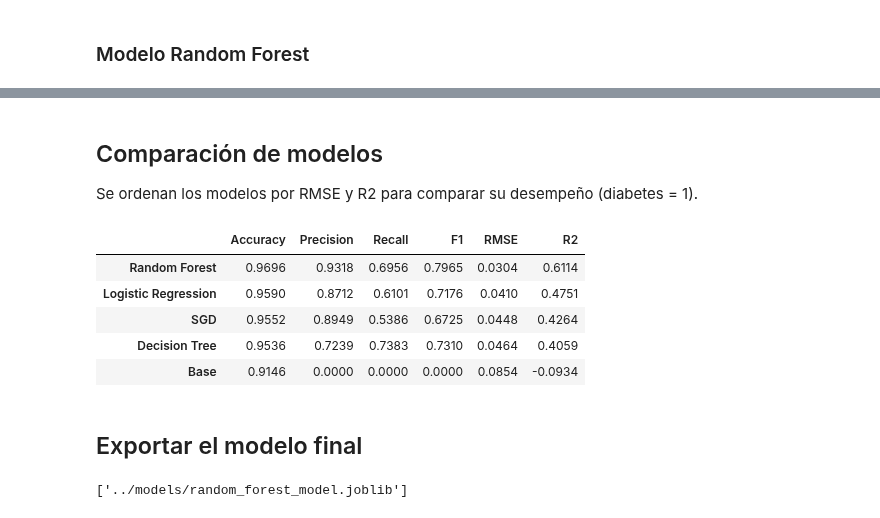
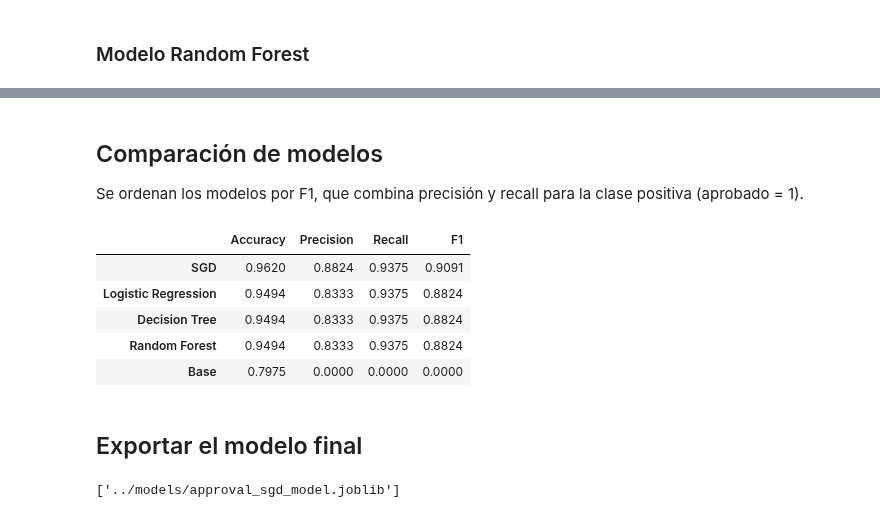
Before and after one commit to GabrielSerranoUCR/proyecto-pruebas, a Jupyter notebook: training/notebooks/Aprobación de curso_training_model.ipynb, the cells around one changed output, grey strips where cells are left out. Saved outputs shown, nothing was run; the diff lists cells and outputs as text; code cells hidden in the pictures.

Commit message:
Corrección del modelo

```diff
--- a/training/notebooks/Diabetes_training_model.ipynb
+++ b/training/notebooks/Aprobación de curso_training_model.ipynb
@@ -81,0 +218,5 @@ Name: count, dtype: int64
+# %%
+guardian_dict = {'mother': 1, 'father': 2, 'other': 3}
+students_df['guardian'] = students_df['guardian'].replace(guardian_dict).astype(int)
+
+print(students_df['guardian'].value_counts())
@@ -98,16 +255,17 @@ Name: count, dtype: int64
 # %%
 # Categorizamos las edades para que ningun grupo incluya más
 # características que otro grupo, y así evitar sesgos en el modelo
-bins = [-np.inf, 13, 24, 34, 43, 51, 60, 70, np.inf]
+bins = [-np.inf, 14, 16, 17, 18, 22, np.inf]
 labels = [0, 1, 2, 3, 4, 5, 6, 7]
 
-diabetes_df['age'] = pd.cut(
-  pd.to_numeric(diabetes_df['age'], errors='coerce'),
+students_df['age'] = pd.cut(
+  pd.to_numeric(students_df['age'], errors='coerce'),
   bins=bins,
-  labels=labels
+  labels=list(range(len(bins) - 1)),
+  include_lowest=True
 )
 
-diabetes_df['age'] = diabetes_df['age'].astype('Int64')
-diabetes_df['age'].value_counts().sort_index()
+students_df['age'] = students_df['age'].astype('Int64')
+students_df['age'].value_counts().sort_index()
 # %% [output]
 age
@@ -152,8 +310,13 @@ memory usage: 7.0 MB
 # %%
-y = diabetes_df['diabetes']
-X = diabetes_df.drop('diabetes', axis=1)
+y = students_df['Aprobado']
+X = students_df.drop(columns=['Aprobado', 'Total'])
 
 # Separación de los datos en subconjuntos de entrenamiento y prueba
-X_train, X_test, y_train, y_test = train_test_split(X, y, test_size=0.2, random_state=42)
+X_train, X_test, y_train, y_test = train_test_split(
+  X, y, test_size=0.2, random_state=42, stratify=y
+)
+
 print(f'Entrenamiento: {len(X_train)}   Prueba: {len(X_test)}')
+print('Clases (0 = no aprobado, 1 = aprobado):')
+print(y.value_counts().sort_index())
 # %% [output]
@@ -161,27 +329,15 @@ Entrenamiento: 80000   Prueba: 20000
 # %% [markdown]
 ## Funciones para evaluar el modelo
 # %%
-# Validación cruzada de 5 pliegues, con la misma semilla para que sea reproducible
-cv = KFold(n_splits=5, shuffle=True, random_state=42)
-
-from sklearn.metrics import accuracy_score, precision_score, recall_score, f1_score
-
 def evaluar(y_real, y_pred):
   """Métricas de clasificación para un vector de predicciones."""
   return {
     'Accuracy': accuracy_score(y_real, y_pred),
     'Precision': precision_score(y_real, y_pred, zero_division=0),
     'Recall': recall_score(y_real, y_pred, zero_division=0),
-    'F1': f1_score(y_real, y_pred, zero_division=0),
-    'RMSE': root_mean_squared_error(y_real, y_pred),
-    'R2': r2_score(y_real, y_pred)
+    'F1': f1_score(y_real, y_pred, zero_division=0)
   }
 
-def rmse_cv(modelo, X, y):
-  """RMSE promedio de validación cruzada sobre el conjunto de ENTRENAMIENTO."""
-  puntajes = cross_val_score(modelo, X, y, cv=cv, scoring='neg_root_mean_squared_error')
-  return -puntajes.mean()
-
 resultados = {}
 # %% [markdown]
 ## Entrenamiento del modelo
@@ -271,23 +427,23 @@ print(resultados['Random Forest'])
 # %% [markdown]
 ## Comparación de modelos
 
-Se ordenan los modelos por RMSE y R2 para comparar su desempeño (diabetes = 1).
+Se ordenan los modelos por F1, que combina precisión y recall para la clase positiva (aprobado = 1).
 # %%
-comparacion = pd.DataFrame(resultados).T.sort_values('RMSE', ascending=True)
+comparacion = pd.DataFrame(resultados).T.sort_values('F1', ascending=False)
 comparacion.round(4)
 # %% [output]
-|  | Accuracy | Precision | Recall | F1 | RMSE | R2 |
-| Random Forest | 0.9696 | 0.9318 | 0.6956 | 0.7965 | 0.0304 | 0.6114 |
-| Logistic Regression | 0.9590 | 0.8712 | 0.6101 | 0.7176 | 0.0410 | 0.4751 |
-| SGD | 0.9552 | 0.8949 | 0.5386 | 0.6725 | 0.0448 | 0.4264 |
-| Decision Tree | 0.9536 | 0.7239 | 0.7383 | 0.7310 | 0.0464 | 0.4059 |
-| Base | 0.9146 | 0.0000 | 0.0000 | 0.0000 | 0.0854 | -0.0934 |
+|  | Accuracy | Precision | Recall | F1 |
+| SGD | 0.9620 | 0.8824 | 0.9375 | 0.9091 |
+| Logistic Regression | 0.9494 | 0.8333 | 0.9375 | 0.8824 |
+| Decision Tree | 0.9494 | 0.8333 | 0.9375 | 0.8824 |
+| Random Forest | 0.9494 | 0.8333 | 0.9375 | 0.8824 |
+| Base | 0.7975 | 0.0000 | 0.0000 | 0.0000 |
 # %% [markdown]
 ## Exportar el modelo final
 # %%
 import joblib
 
 # Exportamos el modelo con mejor desempeño
-joblib.dump(random_forest, '../models/random_forest_model.joblib')
+joblib.dump(sgd, '../models/approval_sgd_model.joblib')
 # %% [output]
-['../models/random_forest_model.joblib']
+['../models/approval_sgd_model.joblib']
```
Also changed, not shown: parts of 40 cells of this notebook, 2 other files.
